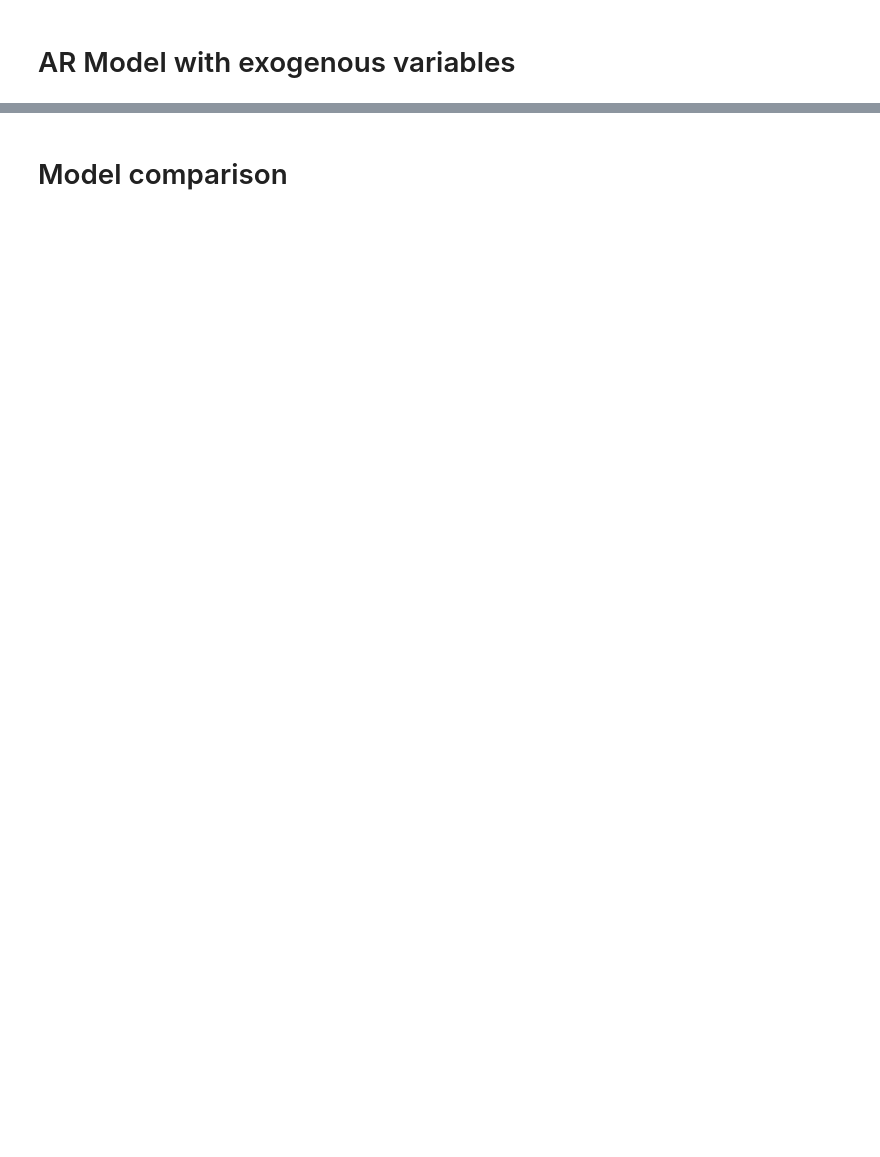
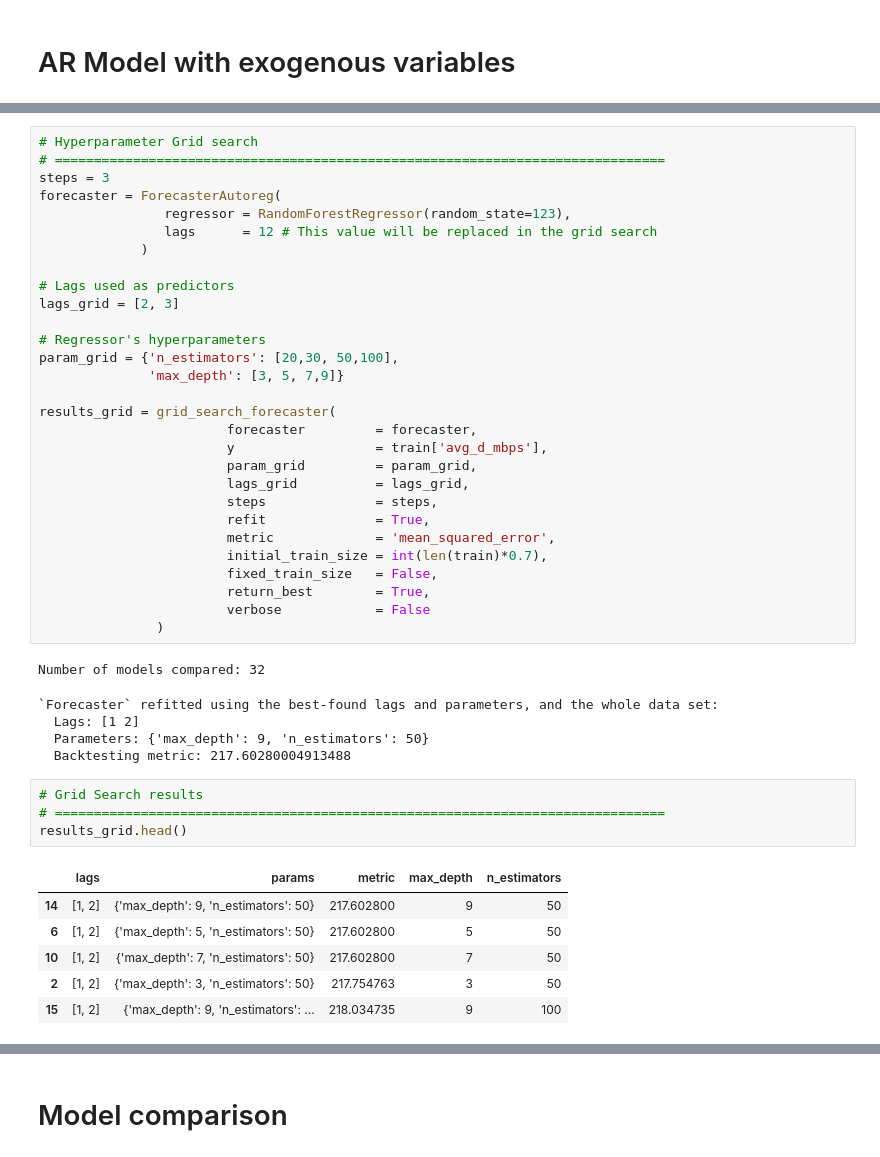
Before and after one commit to rennydoig/ssc22-case-comp, a Jupyter notebook: olga_dir/2022_CCS_predictione.ipynb, the cells around one changed output, grey strips where cells are left out. Cells and saved outputs as stored; diff of their text form; blank space fills up the shorter version.

```diff
--- a/olga_dir/2022_CCS_predictione.ipynb
+++ b/olga_dir/2022_CCS_predictione.ipynb
@@ -262,0 +289,46 @@ fig.show()
+# %%
+# Hyperparameter Grid search
+# ==============================================================================
+steps = 3
+forecaster = ForecasterAutoreg(
+                regressor = RandomForestRegressor(random_state=123),
+                lags      = 12 # This value will be replaced in the grid search
+             )
+
+# Lags used as predictors
+lags_grid = [2, 3]
+
+# Regressor's hyperparameters
+param_grid = {'n_estimators': [20,30, 50,100],
+              'max_depth': [3, 5, 7,9]}
+
+results_grid = grid_search_forecaster(
+                        forecaster         = forecaster,
+                        y                  = train['avg_d_mbps'],
+                        param_grid         = param_grid,
+                        lags_grid          = lags_grid,
+                        steps              = steps,
+                        refit              = True,
+                        metric             = 'mean_squared_error',
+                        initial_train_size = int(len(train)*0.7),
+                        fixed_train_size   = False,
+                        return_best        = True,
+                        verbose            = False
+               )
+# %% [output]
+Number of models compared: 32
+`Forecaster` refitted using the best-found lags and parameters, and the whole data set:
+  Lags: [1 2]
+  Parameters: {'max_depth': 9, 'n_estimators': 50}
+  Backtesting metric: 217.60280004913488
+# %%
+# Grid Search results
+# ==============================================================================
+results_grid.head()
+# %% [output]
+|  | lags | params | metric | max_depth | n_estimators |
+| 14 | [1, 2] | {'max_depth': 9, 'n_estimators': 50} | 217.602800 | 9 | 50 |
+| 6 | [1, 2] | {'max_depth': 5, 'n_estimators': 50} | 217.602800 | 5 | 50 |
+| 10 | [1, 2] | {'max_depth': 7, 'n_estimators': 50} | 217.602800 | 7 | 50 |
+| 2 | [1, 2] | {'max_depth': 3, 'n_estimators': 50} | 217.754763 | 3 | 50 |
+| 15 | [1, 2] | {'max_depth': 9, 'n_estimators': ... | 218.034735 | 9 | 100 |
```
Also changed, not shown: parts of 24 cells of this notebook.
